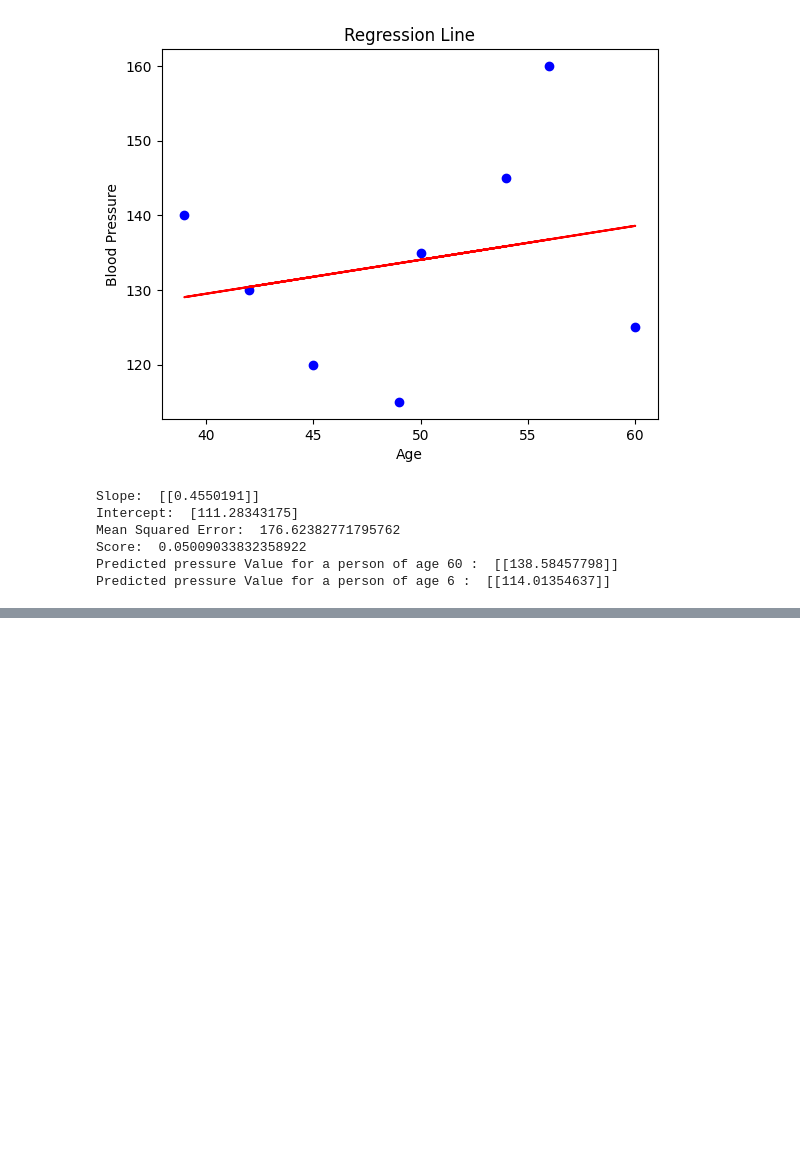
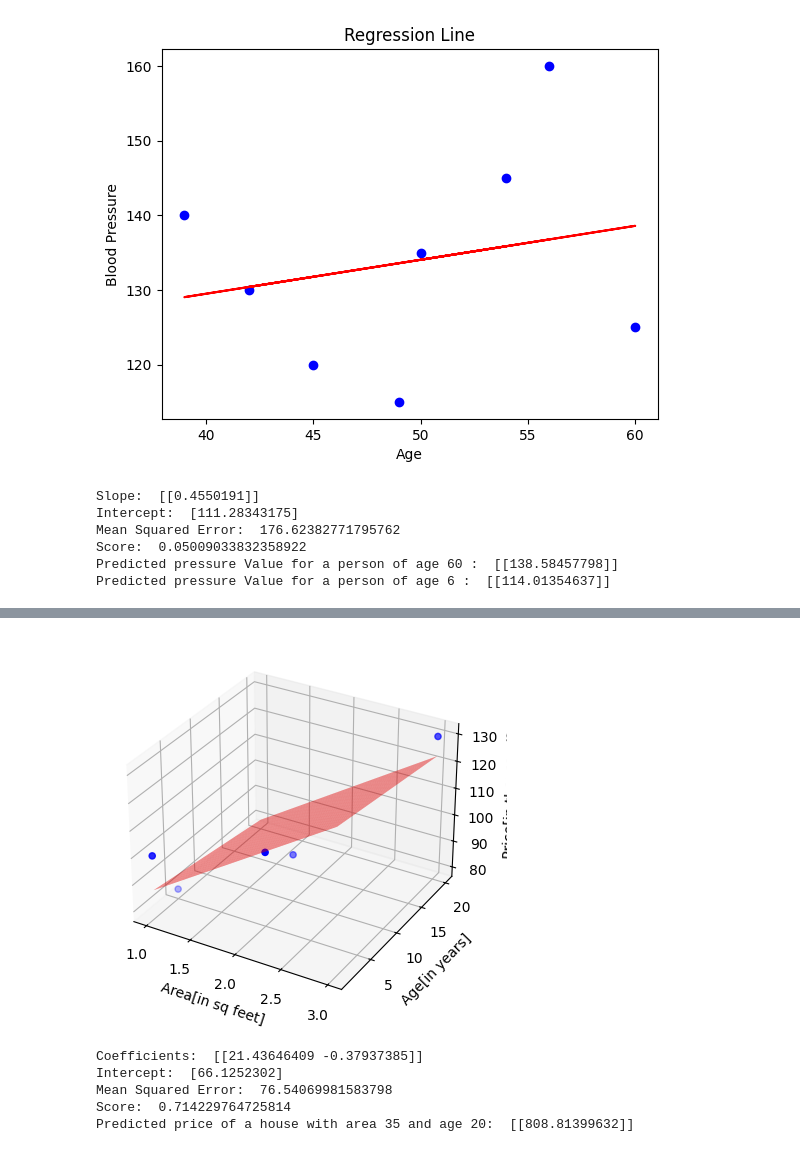
Before and after one commit to jsdhami/StatisticsWithPython, a Jupyter notebook: regression.ipynb, the cells around one changed output, grey strips where cells are left out. Drawn from its saved outputs; the diff is of its cells as text; code cells hidden in the pictures; blank space fills up the shorter version.

Commit message:
adding about regression

```diff
--- a/regression.ipynb
+++ b/regression.ipynb
@@ -90,0 +95,48 @@ Predicted pressure Value for a person of age 6 :  [[114.01354637]]
+# %%
+# reading data from the file
+data = pd.read_csv('./data/houses.csv')
+
+# reshape the data
+x = data[['area', 'age']]
+y = data['price']
+x = x.values.reshape(-1, 2)
+y = y.values.reshape(-1, 1)
+
+
+# create a linear regression model
+model = LinearRegression()
+model.fit(x, y)
+
+# plot the data points and label them
+fig = plt.figure()
+ax = fig.add_subplot(111, projection='3d')
+ax.scatter(data['area'], data['age'], data['price'], color='blue')
+# plot the regression plane
+x_surf = np.linspace(data['area'].min(), data['area'].max(), 100)
+y_surf = np.linspace(data['age'].min(), data['age'].max(), 100)
+x_surf, y_surf = np.meshgrid(x_surf, y_surf)
+z_surf = model.intercept_ + model.coef_[0][0] * x_surf + model.coef_[0][1] * y_surf
+ax.plot_surface(x_surf, y_surf, z_surf, color='red', alpha=0.5)
+
+# add labels
+ax.set_xlabel('Area[in sq feet]')
+ax.set_ylabel('Age[in years]')
+ax.set_zlabel('Price[in thousand]')
+plt.show()
+
+
+# print the coefficients of the model
+print('Coefficients: ', model.coef_)
+print('Intercept: ', model.intercept_)
+print('Mean Squared Error: ', np.mean((model.predict(x) - y) ** 2))
+print('Score: ', model.score(x, y))
+
+# print the predicted price of a house with area 3500 and age 20
+print('Predicted price of a house with area 35 and age 20: ', model.predict([[35, 20]]))
+# %% [output]
+[figure, added]
+Coefficients:  [[21.43646409 -0.37937385]]
+Intercept:  [66.1252302]
+Mean Squared Error:  76.54069981583798
+Score:  0.714229764725814
+Predicted price of a house with area 35 and age 20:  [[808.81399632]]
```
Also changed, not shown: parts of 1 cell of this notebook, 1 other file.
